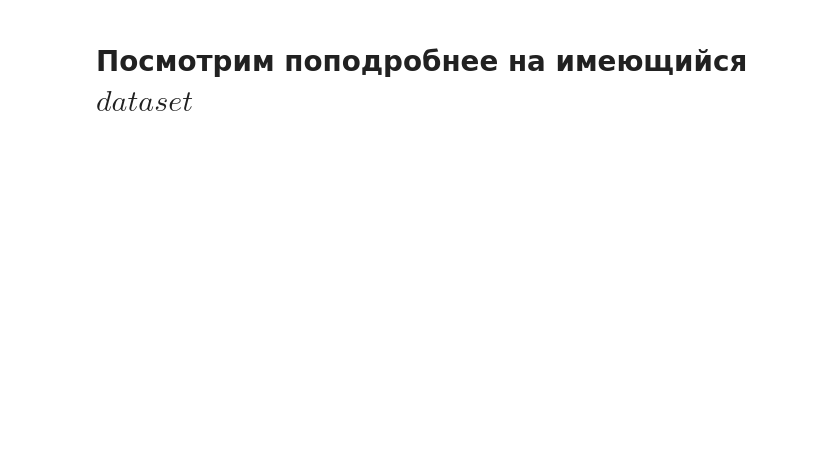
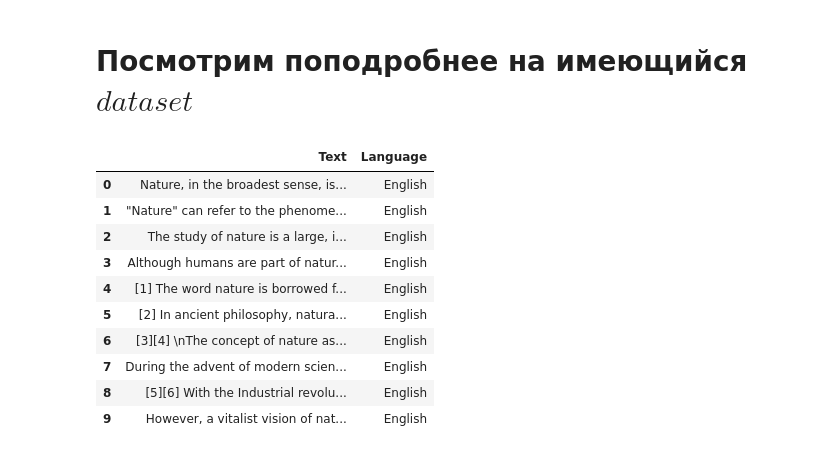
Before and after one commit to vdovetzi/NLP_Language_Detection, a Jupyter notebook: NLP_Project.ipynb, the cells around one changed output. Saved outputs shown, nothing was run; the diff lists cells and outputs as text; code cells hidden in the pictures; blank space fills up the shorter version.

```diff
--- a/NLP_Project.ipynb
+++ b/NLP_Project.ipynb
@@ -34,2 +56,17 @@
 # %% [markdown]
 # Посмотрим поподробнее на имеющийся $dataset$
+# %%
+dataset = pd.read_csv("Language Detection.csv")
+dataset.head(10) # возращает первые 10 строчек
+# %% [output]
+|  | Text | Language |
+| 0 | Nature, in the broadest sense, is... | English |
+| 1 | "Nature" can refer to the phenome... | English |
+| 2 | The study of nature is a large, i... | English |
+| 3 | Although humans are part of natur... | English |
+| 4 | [1] The word nature is borrowed f... | English |
+| 5 | [2] In ancient philosophy, natura... | English |
+| 6 | [3][4] \nThe concept of nature as... | English |
+| 7 | During the advent of modern scien... | English |
+| 8 | [5][6] With the Industrial revolu... | English |
+| 9 | However, a vitalist vision of nat... | English |
```
Also changed, not shown: parts of 29 cells of this notebook.
